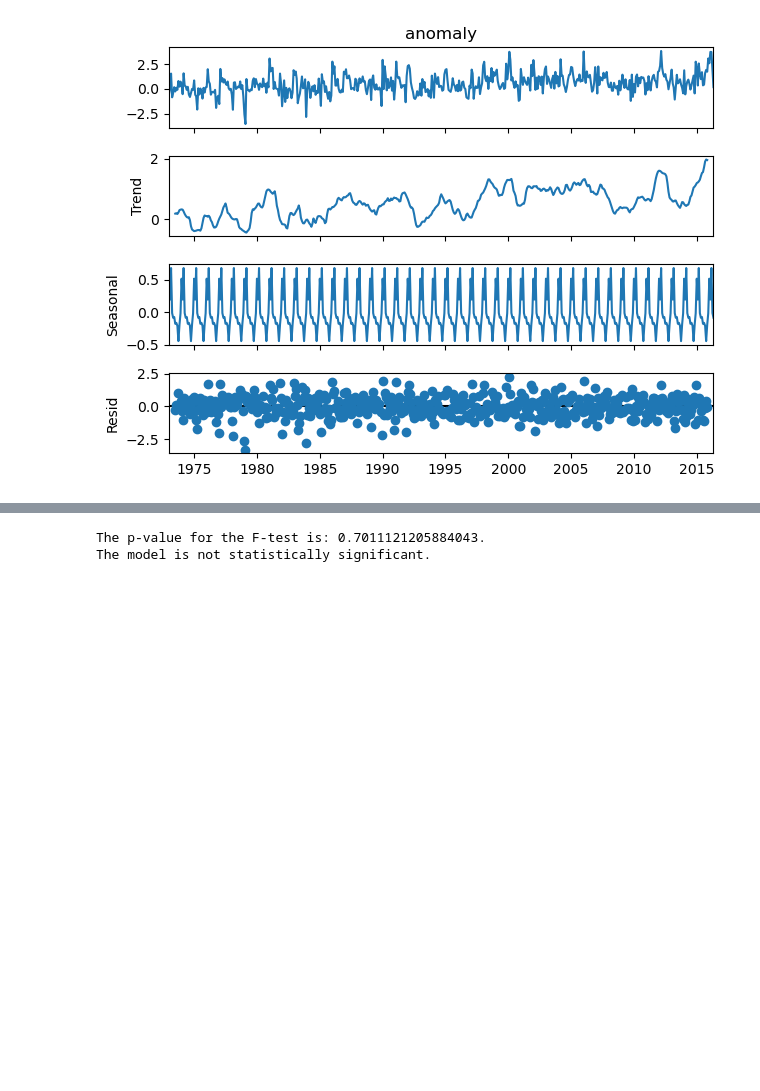
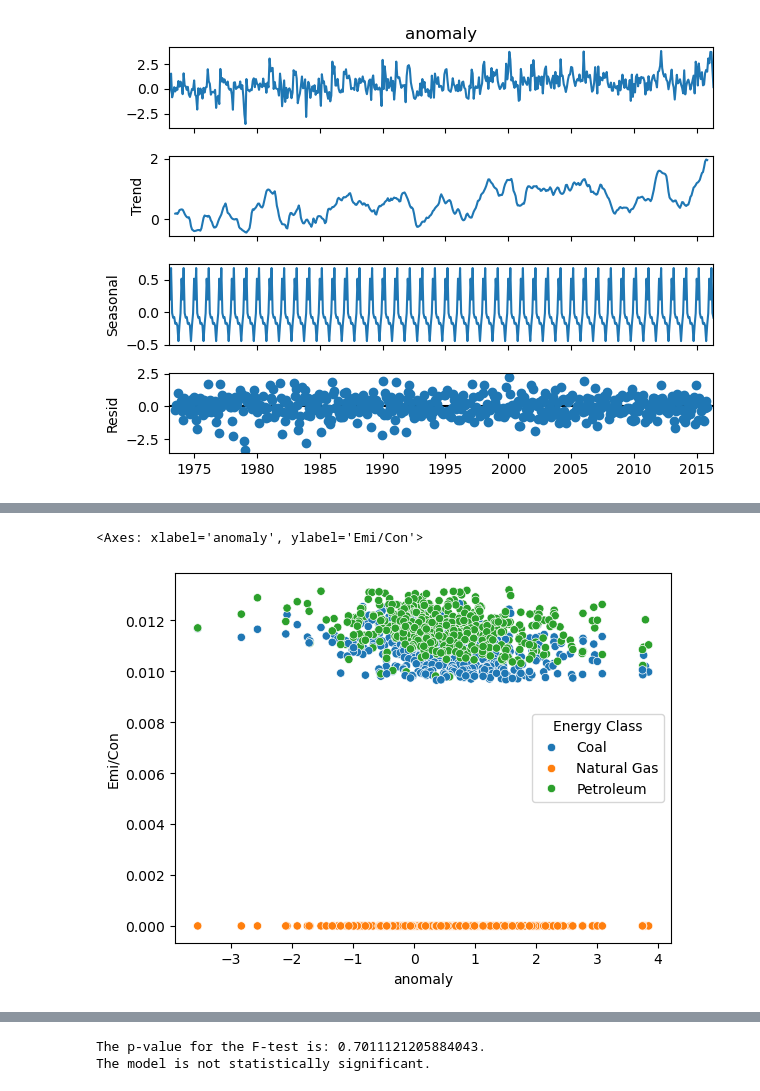
Before and after one commit to chtang-hmc/Spring-Invitation-Datathon-2024, a Jupyter notebook: Analysis/temp_EDA.ipynb, the cells around one changed output, grey strips where cells are left out. Drawn from its saved outputs; the diff is of its cells as text; code cells hidden in the pictures; blank space fills up the shorter version.

```diff
--- a/Analysis/temp_EDA.ipynb
+++ b/Analysis/temp_EDA.ipynb
@@ -106,0 +169,8 @@ memory usage: 2.0+ MB
+# %%
+emi_com = emi_com.reset_index()
+# %%
+emi_com.index = emi_com['Date']
+# %%
+emi_com = emi_com.drop(['Date'],axis=1)
+# %%
+df = emi_com.join(temp,on='Date',how='inner')
@@ -106,0 +193,5 @@ memory usage: 2.0+ MB
+# %%
+sns.scatterplot(y=df["Emi/Con"], x=df["anomaly"], hue=df['Energy Class'])
+# %% [output]
+<Axes: xlabel='anomaly', ylabel='Emi/Con'>
+[figure, added]
```
Also changed, not shown: parts of 19 cells of this notebook, 22 other files.
